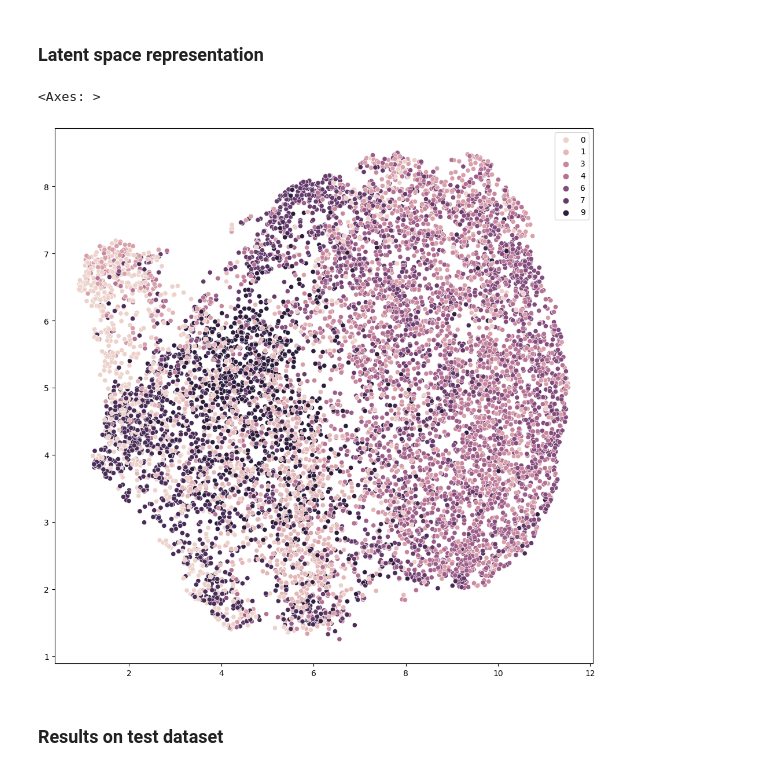
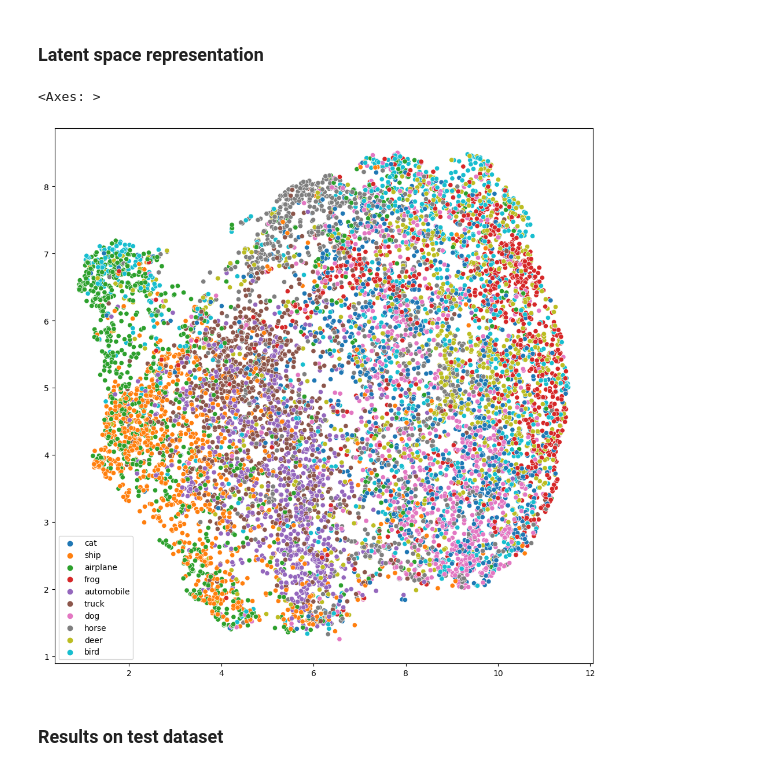
Before and after one commit to simenkristoff/ssl-project, a Jupyter notebook: SSL_project.ipynb, the cells around one changed output. Drawn from its saved outputs; the diff is of its cells as text; code cells hidden in the pictures.

```diff
--- a/SSL_project.ipynb
+++ b/SSL_project.ipynb
@@ -434,16 +434,17 @@ INFO:lightning.pytorch.utilities.rank_zero:`Trainer.fit` stopped: `max_epochs=20
 # %%
 fig, ax = plt.subplots(1,1,figsize=(12, 12))
 tmp_model = trained_models["train-10%"]["finetuned"]
-_, labels, representations = evaluate_model(tmp_model, test_dataloader, verbose=False)
+_, labels, representations, _ = evaluate_model(tmp_model, test_dataloader, verbose=False)
+hue = [train_dataset.classes[label] for label in labels]
 
 # Map representations to a 2d-space
 mapper = umap.UMAP(random_state=42)
 manifold = mapper.fit_transform(representations.numpy())
 
-sns.scatterplot(x=manifold[:, 0], y=manifold[:, 1], hue=labels, ax=ax)
+sns.scatterplot(x=manifold[:, 0], y=manifold[:, 1], hue=hue, ax=ax)
 # %% [output]
 <Axes: >
-[figure, old version]
+[figure, new version]
 # %% [markdown]
 ### Results on test dataset
 # %%
```
